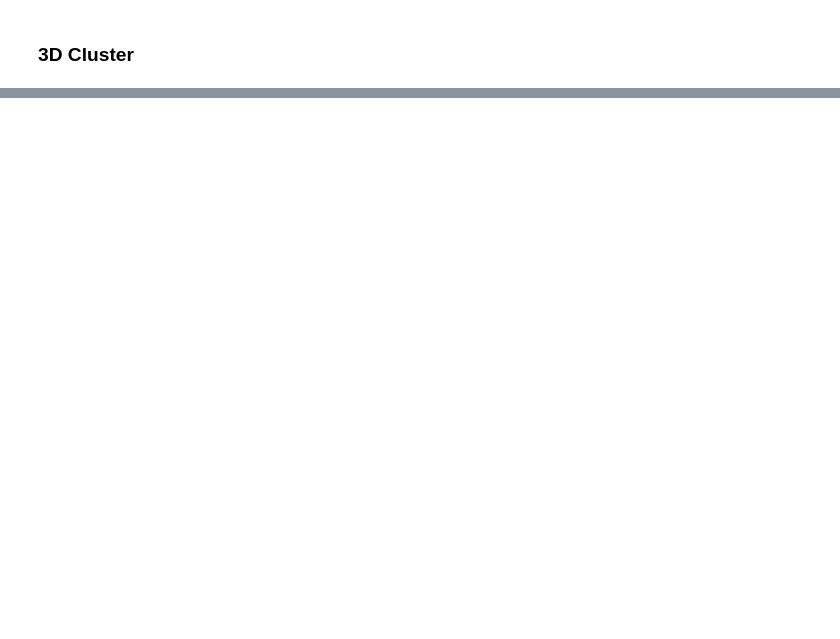
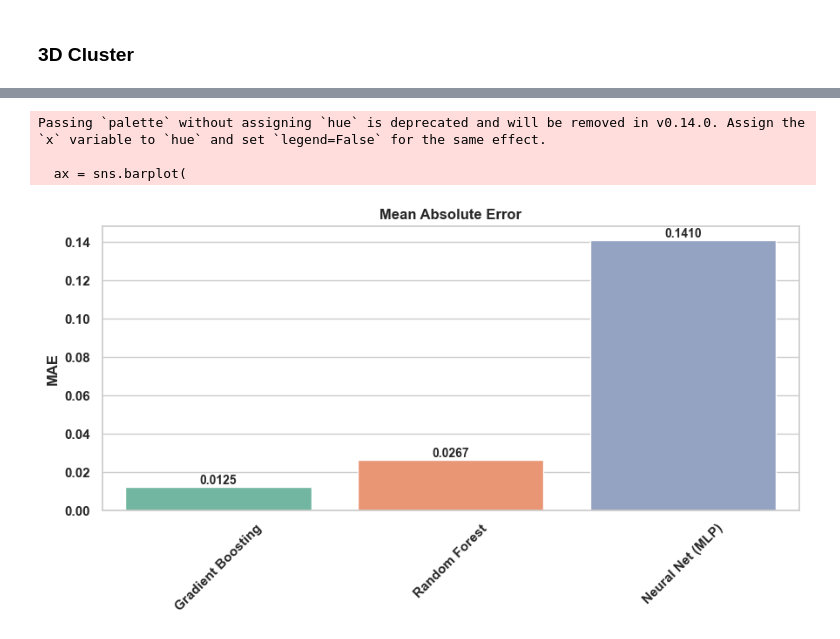
Before and after one commit to cjyaddone/ECE-143-Project, a Jupyter notebook: Plots.ipynb, the cells around one changed output, grey strips where cells are left out. Drawn from its saved outputs; the diff is of its cells as text; code cells hidden in the pictures; blank space fills up the shorter version.

```diff
--- a/Plots.ipynb
+++ b/Plots.ipynb
@@ -511,0 +623,20 @@ plt.show()
+# %%
+
+X_train, X_test, y_train, y_test = train_test_split(
+    X, y, test_size=0.2, random_state=42
+)
+
+numeric_transformer = Pipeline(steps=[
+    ("scaler", StandardScaler())
+])
+
+categorical_transformer = Pipeline(steps=[
+    ("onehot", OneHotEncoder(handle_unknown="ignore"))
+])
+
+preprocessor = ColumnTransformer(
+    transformers=[
+        ("num", numeric_transformer, numeric_features),
+        ("cat", categorical_transformer, categorical_features),
+    ]
+)
@@ -511,0 +723,30 @@ plt.show()
+# %%
+plt.figure(figsize=(9, 5))
+ax = sns.barplot(
+    data=results_df,
+    x="Model",
+    y="MAE",
+    palette="Set2"
+)
+
+plt.title("Mean Absolute Error")
+plt.xlabel("")
+plt.xticks(rotation=45)
+
+# Add labels on bars
+for p in ax.patches:
+    value = p.get_height()
+    ax.annotate(
+        f"{value:.4f}",
+        (p.get_x() + p.get_width() / 2., value),
+        ha='center', va='bottom',
+        fontsize=10
+    )
+
+plt.tight_layout()
+plt.show()
+# %% [output]
+Passing `palette` without assigning `hue` is deprecated and will be removed in v0.14.0. Assign the `x` variable to `hue` and set `legend=False` for the same effect.
+
+  ax = sns.barplot(
+[figure, added]
```
Also changed, not shown: parts of 45 cells of this notebook, 5 other files.
